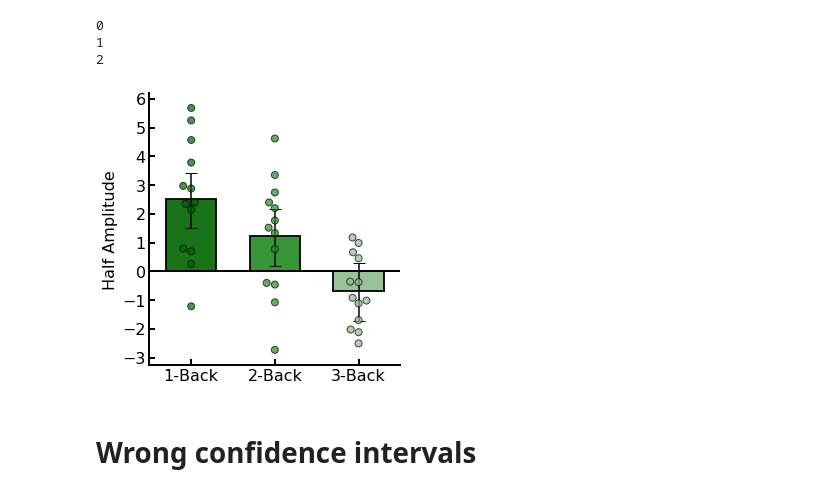
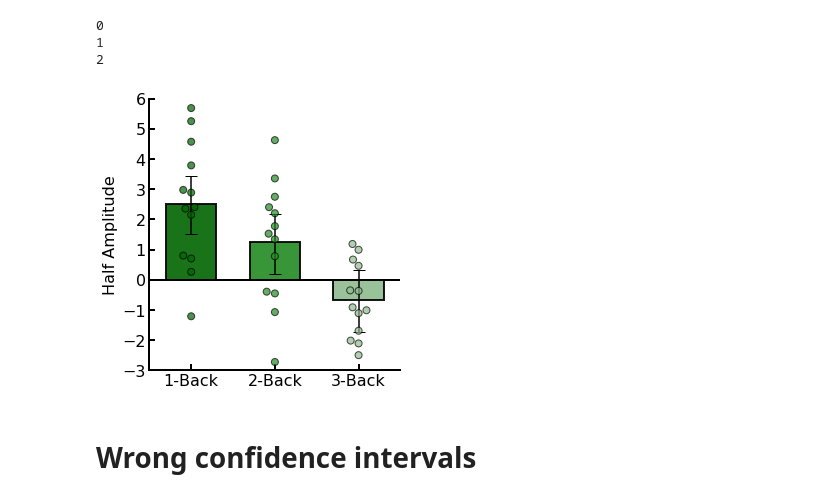
Before and after one commit to WhitneyLab/Serial_Dependence_Analysis_Base, a Jupyter notebook: figures/Fig_3/Fig_3.ipynb, the cells around one changed output. Cells and saved outputs as stored; diff of their text form; code cells hidden in the pictures.

```diff
--- a/figures/Fig_3/Fig_3.ipynb
+++ b/figures/Fig_3/Fig_3.ipynb
@@ -444,21 +444,22 @@ for ntype in nTypes:
 # %%
 plt.figure(figsize=(4.5, 5))
 
 plt.bar(type_v3['TYPE'], type_v3['MEAN'], yerr=alldata_ci_v3.to_numpy(), ecolor='black',
        capsize=6,color = ['darkgreen', 'forestgreen', 'darkseagreen'], edgecolor='k', alpha=0.9, width=0.6, linewidth=2)
 # ax = sns.swarmplot(x='TYPE', y="BOOSTRAP_MEAN", data=boostrap_trimed_reorganized, dodge=True, size=10, alpha=0.7)
 ax = sns.swarmplot(x='NTYPE', y="BOOTSTRAP_MEAN", data=ntype_data, dodge=True, size=7, alpha=0.7,edgecolor='k', linewidth=1, palette=['darkgreen', 'forestgreen', 'darkseagreen'])
 sns.despine()
 plt.ylabel('Half Amplitude')
 plt.xlabel('')
+plt.ylim([-3, 6])
 ax.set_xticklabels(['1-Back', '2-Back', '3-Back'])
 plt.axhline(0, linestyle='-', linewidth=2, c='k')
 sns.despine()
 plt.yticks(np.arange(-3, 7, 1.0))
 # plt.savefig('Fig_3_v3.eps', bbox_inches='tight', dpi=1200)
 plt.savefig('Fig_3_v3.svg', bbox_inches='tight', dpi=1200)
 # %% [output]
-[figure, old version]
+[figure, new version]
 # %% [markdown]
 # Wrong confidence intervals
 # %%
```
Also changed, not shown: 3 other files.
